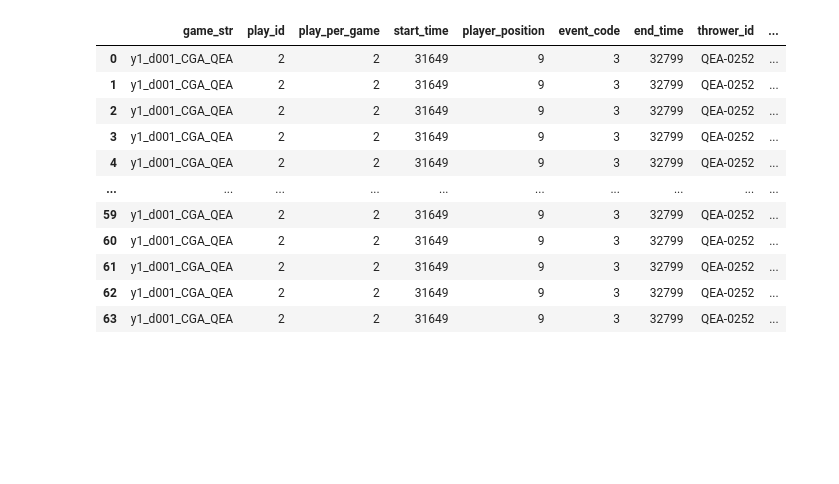
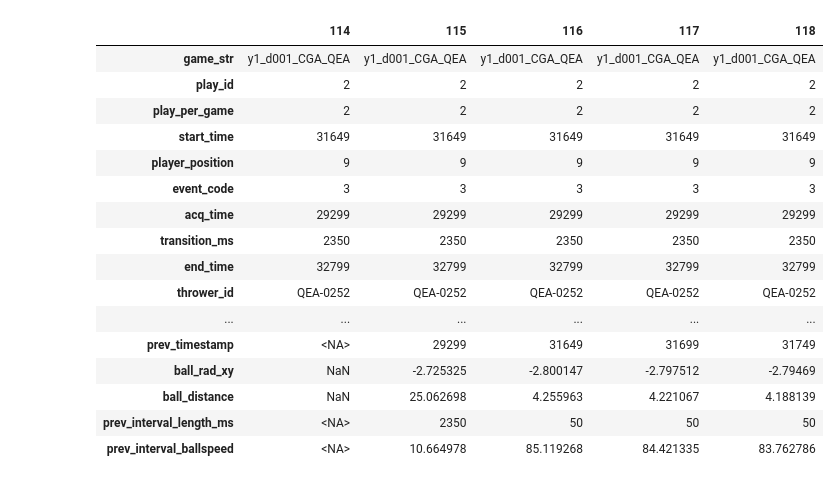
Before and after one commit to kimdoyo5/SMT2025, a Jupyter notebook: Arm_Strength.ipynb, the cells around one changed output. Saved outputs shown, nothing was run; the diff lists cells and outputs as text; code cells hidden in the pictures; blank space fills up the shorter version.

```diff
--- a/Arm_Strength.ipynb
+++ b/Arm_Strength.ipynb
@@ -117,54 +283,57 @@ every_throw.head(5).T
 # %%
 """
 Estimate velocities across each throw.
-We'll do this by distance ÷ time across 2 timestamps
+We'll do this by distance ÷ time across 1 time interval (2 timestamps)
+Keep in mind we're using adjusted ball positions now
 """
-ball_pos = ball_position_subset.to_table(
-    columns = ['game_str','play_id','timestamp','ball_position_x','ball_position_y','ball_position_z']
-).to_pandas()
-# Make sure it's sorted
-ball_pos = ball_pos.sort_values(by=["game_str","play_id","timestamp"])
-# print(ball_pos.head(50))
-every_throw_tracking = pd.merge(every_throw, ball_pos, how="left", on=["game_str","play_id"])
-
 # Estimate velocity at previous interval
-every_throw_tracking['prev_ball_pos_x'] = every_throw_tracking.groupby(
-    ["game_str","play_id","event_code"])["ball_position_x"].shift(1)
-every_throw_tracking['prev_ball_pos_y'] = every_throw_tracking.groupby(
-    ["game_str","play_id","event_code"])["ball_position_y"].shift(1)
-every_throw_tracking['prev_ball_pos_z'] = every_throw_tracking.groupby(
-    ["game_str","play_id","event_code"])["ball_position_z"].shift(1)
-every_throw_tracking['prev_timestamp'] = every_throw_tracking.groupby(
+every_throw_withpos['prev_ball_pos_x_adj'] = every_throw_withpos.groupby(
+    ["game_str","play_id","event_code"])["ball_pos_x_adj"].shift(1)
+every_throw_withpos['prev_ball_pos_y_adj'] = every_throw_withpos.groupby(
+    ["game_str","play_id","event_code"])["ball_pos_y_adj"].shift(1)
+every_throw_withpos['prev_ball_pos_z_adj'] = every_throw_withpos.groupby(
+    ["game_str","play_id","event_code"])["ball_pos_z_adj"].shift(1)
+every_throw_withpos['prev_timestamp'] = every_throw_withpos.groupby(
     ["game_str","play_id","event_code"])["timestamp"].shift(1)
 
 # Get displacements
-every_throw_tracking['displacement_x'] = every_throw_tracking['ball_position_x'] - every_throw_tracking['prev_ball_pos_x']
-every_throw_tracking['displacement_y'] = every_throw_tracking['ball_position_y'] - every_throw_tracking['prev_ball_pos_y']
-every_throw_tracking['displacement_z'] = every_throw_tracking['ball_position_z'] - every_throw_tracking['prev_ball_pos_z']
-every_throw_tracking['distance'] = np.sqrt(every_throw_tracking['displacement_x']**2 +
-                                           every_throw_tracking['displacement_y']**2 +
-                                           every_throw_tracking['displacement_z']**2)
+every_throw_withpos['ball_displacement_x'] = every_throw_withpos['ball_pos_x_adj'] - every_throw_withpos['prev_ball_pos_x_adj']
+every_throw_withpos['ball_displacement_y'] = every_throw_withpos['ball_pos_y_adj'] - every_throw_withpos['prev_ball_pos_y_adj']
+every_throw_withpos['ball_displacement_z'] = every_throw_withpos['ball_pos_z_adj'] - every_throw_withpos['prev_ball_pos_z_adj']
+every_throw_withpos['ball_rad_xy'] = np.arctan2(every_throw_withpos['ball_displacement_x'],every_throw_withpos['ball_displacement_y'])
+every_throw_withpos['ball_distance'] = np.sqrt(every_throw_withpos['ball_displacement_x']**2 +
+                                           every_throw_withpos['ball_displacement_y']**2 +
+                                           every_throw_withpos['ball_displacement_z']**2)
 
 # Timestamps are in ms; ÷1000 to get s
-every_throw_tracking['prev_interval_length_ms'] = every_throw_tracking['timestamp'] - every_throw_tracking['prev_timestamp']
-every_throw_tracking['prev_interval_speed'] = every_throw_tracking['distance'] / (every_throw_tracking['prev_interval_length_ms']/1000)  # ft/s
+every_throw_withpos['prev_interval_length_ms'] = every_throw_withpos['timestamp'] - every_throw_withpos['prev_timestamp']
+every_throw_withpos['prev_interval_ballspeed'] = every_throw_withpos['ball_distance'] / (every_throw_withpos['prev_interval_length_ms']/1000)  # ft/s
 
 # Drop used columns
-every_throw_tracking = every_throw_tracking.drop(
-    columns=["prev_ball_pos_x","prev_ball_pos_y","prev_ball_pos_z",
-             "displacement_x","displacement_y","displacement_z"])
+every_throw_withpos = every_throw_withpos.drop(
+    columns=["prev_ball_pos_x_adj","prev_ball_pos_y_adj","prev_ball_pos_z_adj",
+             "ball_displacement_x","ball_displacement_y","ball_displacement_z",
+             "ball_x_frombody","ball_y_frombody","ball_dist_frombody","ball_dist_scalefactor",
+             "ball_x_frombody_scaled","ball_y_frombody_scaled",
+             # We're not using ball_position_xyz from now on
+             "ball_position_x","ball_position_y","ball_position_z"])
 
-every_throw_tracking.head(64)
+every_throw_withpos.head(5).T
 # %% [output]
-|  | game_str | play_id | play_per_game | start_time | player_position | event_code | end_time | thrower_id | ... |
-| 0 | y1_d001_CGA_QEA | 2 | 2 | 31649 | 9 | 3 | 32799 | QEA-0252 | ... |
-| 1 | y1_d001_CGA_QEA | 2 | 2 | 31649 | 9 | 3 | 32799 | QEA-0252 | ... |
-| 2 | y1_d001_CGA_QEA | 2 | 2 | 31649 | 9 | 3 | 32799 | QEA-0252 | ... |
-| 3 | y1_d001_CGA_QEA | 2 | 2 | 31649 | 9 | 3 | 32799 | QEA-0252 | ... |
-| 4 | y1_d001_CGA_QEA | 2 | 2 | 31649 | 9 | 3 | 32799 | QEA-0252 | ... |
-| ... | ... | ... | ... | ... | ... | ... | ... | ... | ... |
-| 59 | y1_d001_CGA_QEA | 2 | 2 | 31649 | 9 | 3 | 32799 | QEA-0252 | ... |
-| 60 | y1_d001_CGA_QEA | 2 | 2 | 31649 | 9 | 3 | 32799 | QEA-0252 | ... |
-| 61 | y1_d001_CGA_QEA | 2 | 2 | 31649 | 9 | 3 | 32799 | QEA-0252 | ... |
-| 62 | y1_d001_CGA_QEA | 2 | 2 | 31649 | 9 | 3 | 32799 | QEA-0252 | ... |
-| 63 | y1_d001_CGA_QEA | 2 | 2 | 31649 | 9 | 3 | 32799 | QEA-0252 | ... |
+|  | 114 | 115 | 116 | 117 | 118 |
+| game_str | y1_d001_CGA_QEA | y1_d001_CGA_QEA | y1_d001_CGA_QEA | y1_d001_CGA_QEA | y1_d001_CGA_QEA |
+| play_id | 2 | 2 | 2 | 2 | 2 |
+| play_per_game | 2 | 2 | 2 | 2 | 2 |
+| start_time | 31649 | 31649 | 31649 | 31649 | 31649 |
+| player_position | 9 | 9 | 9 | 9 | 9 |
+| event_code | 3 | 3 | 3 | 3 | 3 |
+| acq_time | 29299 | 29299 | 29299 | 29299 | 29299 |
+| transition_ms | 2350 | 2350 | 2350 | 2350 | 2350 |
+| end_time | 32799 | 32799 | 32799 | 32799 | 32799 |
+| thrower_id | QEA-0252 | QEA-0252 | QEA-0252 | QEA-0252 | QEA-0252 |
+| ... | ... | ... | ... | ... | ... |
+| prev_timestamp | <NA> | 29299 | 31649 | 31699 | 31749 |
+| ball_rad_xy | NaN | -2.725325 | -2.800147 | -2.797512 | -2.79469 |
+| ball_distance | NaN | 25.062698 | 4.255963 | 4.221067 | 4.188139 |
+| prev_interval_length_ms | <NA> | 2350 | 50 | 50 | 50 |
+| prev_interval_ballspeed | <NA> | 10.664978 | 85.119268 | 84.421335 | 83.762786 |
```
Also changed, not shown: parts of 12 cells of this notebook.
